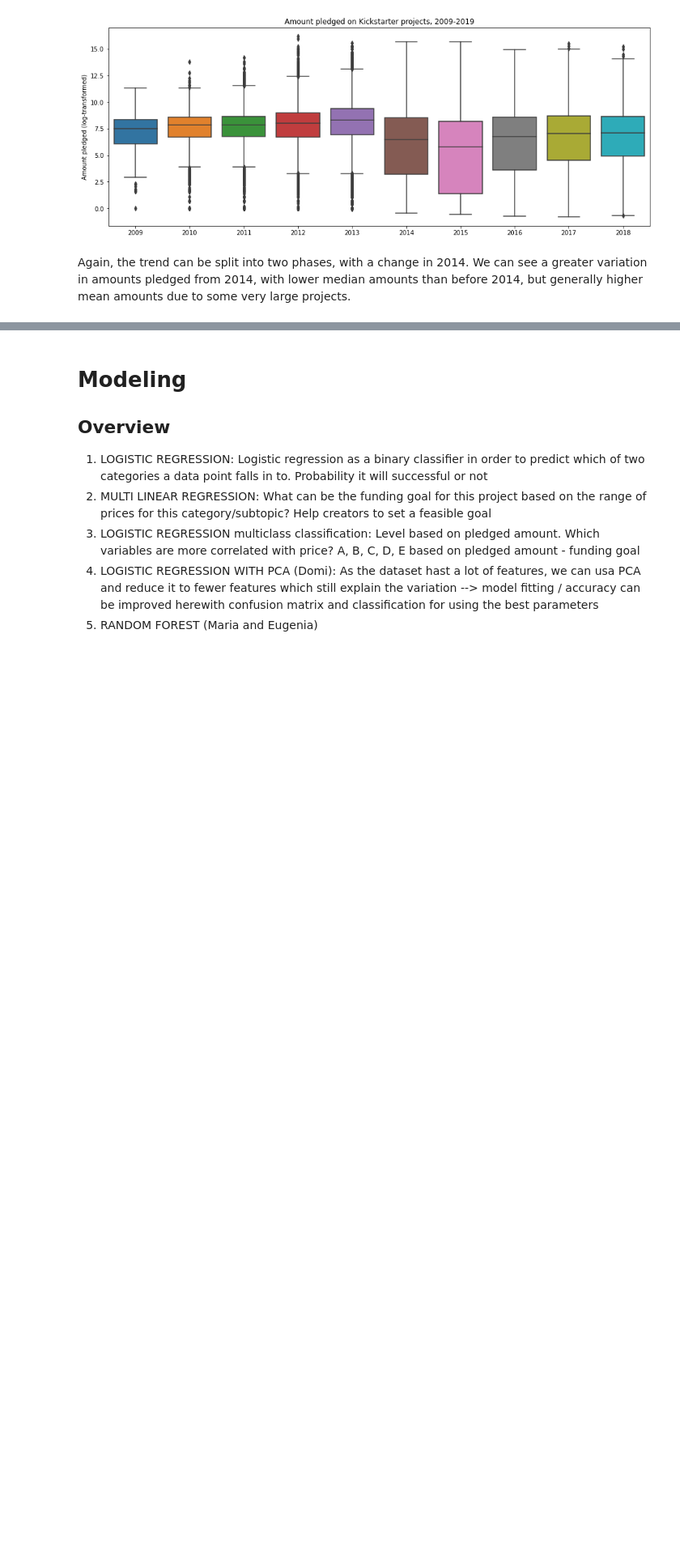
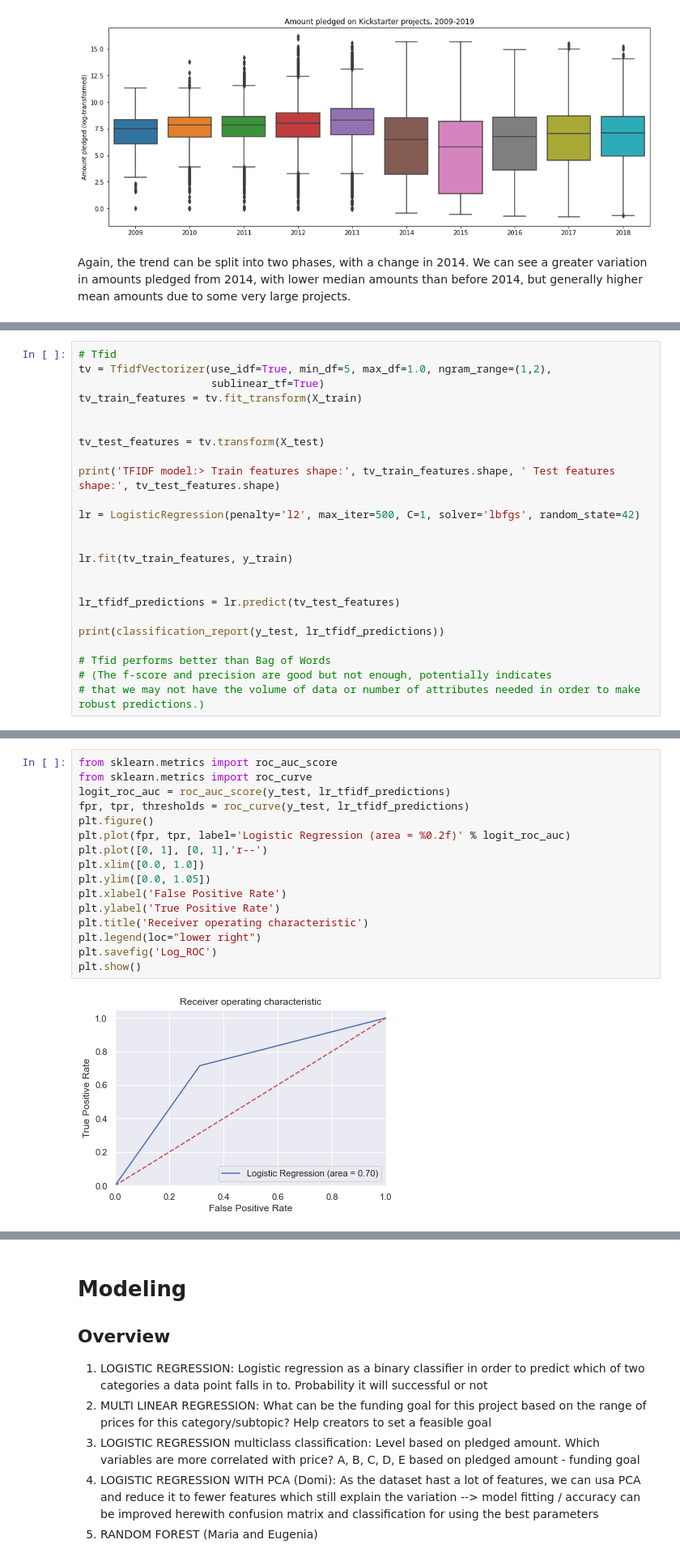
Before and after one commit to domitrut/ML_GROUP6, a Jupyter notebook: Group_6_ML.ipynb, the cells around one changed output, grey strips where cells are left out. Shown at 81% size. Saved outputs shown, nothing was run; the diff lists cells and outputs as text; blank space fills up the shorter version.

```diff
--- a/Group_6_ML.ipynb
+++ b/Group_6_ML.ipynb
@@ -608,0 +984,24 @@ Again, the trend can be split into two phases, with a change in 2014. We can see
+# %%
+# Tfid
+tv = TfidfVectorizer(use_idf=True, min_df=5, max_df=1.0, ngram_range=(1,2),
+                     sublinear_tf=True)
+tv_train_features = tv.fit_transform(X_train)
+
+
+tv_test_features = tv.transform(X_test)
+
+print('TFIDF model:> Train features shape:', tv_train_features.shape, ' Test features shape:', tv_test_features.shape)
+
+lr = LogisticRegression(penalty='l2', max_iter=500, C=1, solver='lbfgs', random_state=42)
+
+
+lr.fit(tv_train_features, y_train)
+
+
+lr_tfidf_predictions = lr.predict(tv_test_features)
+
+print(classification_report(y_test, lr_tfidf_predictions))
+
+# Tfid performs better than Bag of Words
+# (The f-score and precision are good but not enough, potentially indicates
+# that we may not have the volume of data or number of attributes needed in order to make robust predictions.)
@@ -608,0 +1018,18 @@ Again, the trend can be split into two phases, with a change in 2014. We can see
+# %%
+from sklearn.metrics import roc_auc_score
+from sklearn.metrics import roc_curve
+logit_roc_auc = roc_auc_score(y_test, lr_tfidf_predictions)
+fpr, tpr, thresholds = roc_curve(y_test, lr_tfidf_predictions)
+plt.figure()
+plt.plot(fpr, tpr, label='Logistic Regression (area = %0.2f)' % logit_roc_auc)
+plt.plot([0, 1], [0, 1],'r--')
+plt.xlim([0.0, 1.0])
+plt.ylim([0.0, 1.05])
+plt.xlabel('False Positive Rate')
+plt.ylabel('True Positive Rate')
+plt.title('Receiver operating characteristic')
+plt.legend(loc="lower right")
+plt.savefig('Log_ROC')
+plt.show()
+# %% [output]
+[figure, added]
```
Also changed, not shown: parts of 55 cells of this notebook.
